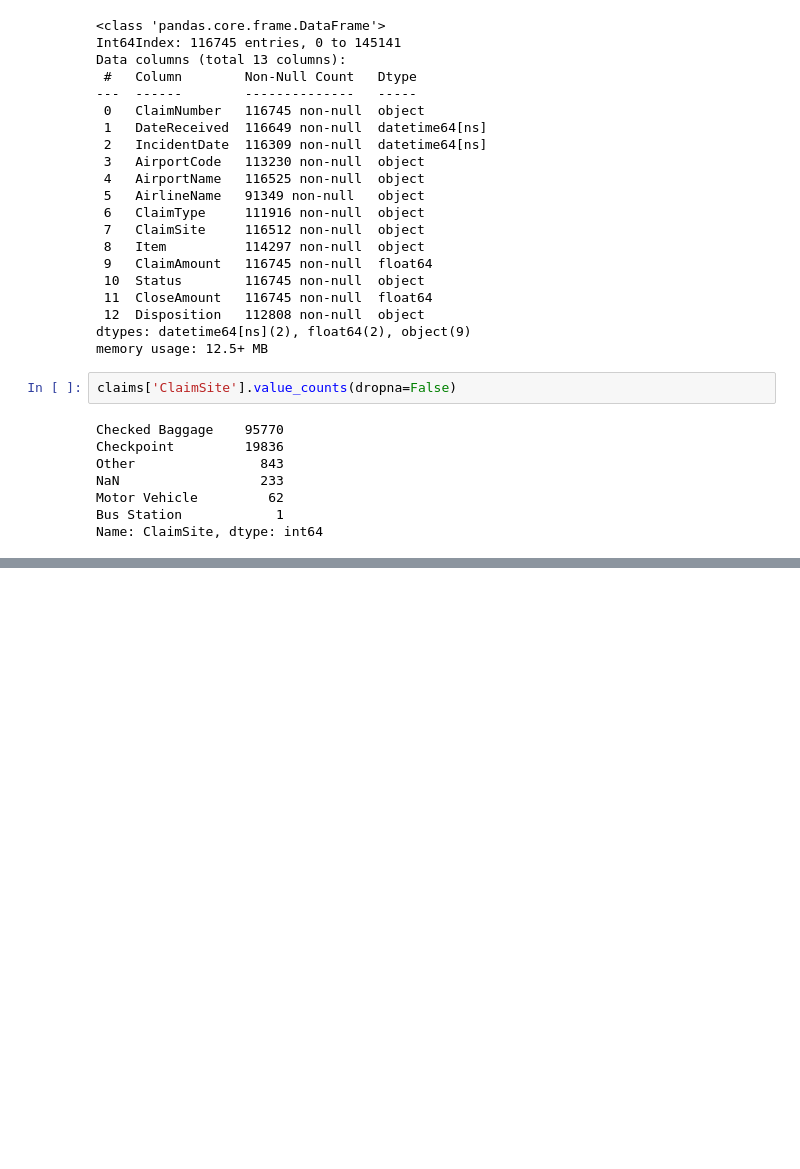
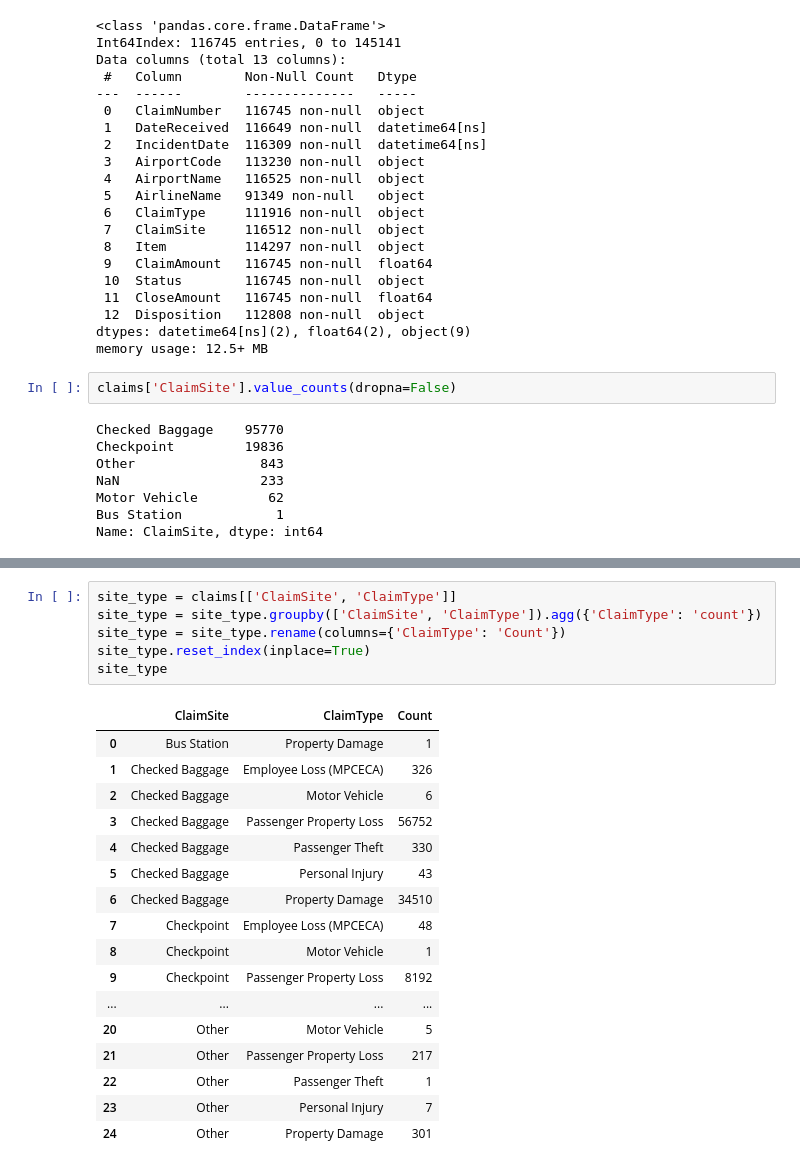
Before and after one commit to TJ-Mothokho/DataAnaylsis_Practical-Assessments, a Jupyter notebook: Airport_Case_Study-Practical_Assessment/AirportCaseStudy.ipynb, the cells around one changed output, grey strips where cells are left out. Drawn from its saved outputs; the diff is of its cells as text; blank space fills up the shorter version.

```diff
--- a/Airport_Case_Study-Practical_Assessment/AirportCaseStudy.ipynb
+++ b/Airport_Case_Study-Practical_Assessment/AirportCaseStudy.ipynb
@@ -315,0 +322,24 @@ ax.set(title = 'Most Common Claim Site', xlabel='Count', ylabel='Claim Site')
+# %%
+site_type = claims[['ClaimSite', 'ClaimType']]
+site_type = site_type.groupby(['ClaimSite', 'ClaimType']).agg({'ClaimType': 'count'})
+site_type = site_type.rename(columns={'ClaimType': 'Count'})
+site_type.reset_index(inplace=True)
+site_type
+# %% [output]
+|  | ClaimSite | ClaimType | Count |
+| 0 | Bus Station | Property Damage | 1 |
+| 1 | Checked Baggage | Employee Loss (MPCECA) | 326 |
+| 2 | Checked Baggage | Motor Vehicle | 6 |
+| 3 | Checked Baggage | Passenger Property Loss | 56752 |
+| 4 | Checked Baggage | Passenger Theft | 330 |
+| 5 | Checked Baggage | Personal Injury | 43 |
+| 6 | Checked Baggage | Property Damage | 34510 |
+| 7 | Checkpoint | Employee Loss (MPCECA) | 48 |
+| 8 | Checkpoint | Motor Vehicle | 1 |
+| 9 | Checkpoint | Passenger Property Loss | 8192 |
+| ... | ... | ... | ... |
+| 20 | Other | Motor Vehicle | 5 |
+| 21 | Other | Passenger Property Loss | 217 |
+| 22 | Other | Passenger Theft | 1 |
+| 23 | Other | Personal Injury | 7 |
+| 24 | Other | Property Damage | 301 |
```
Also changed, not shown: parts of 5 cells of this notebook.
